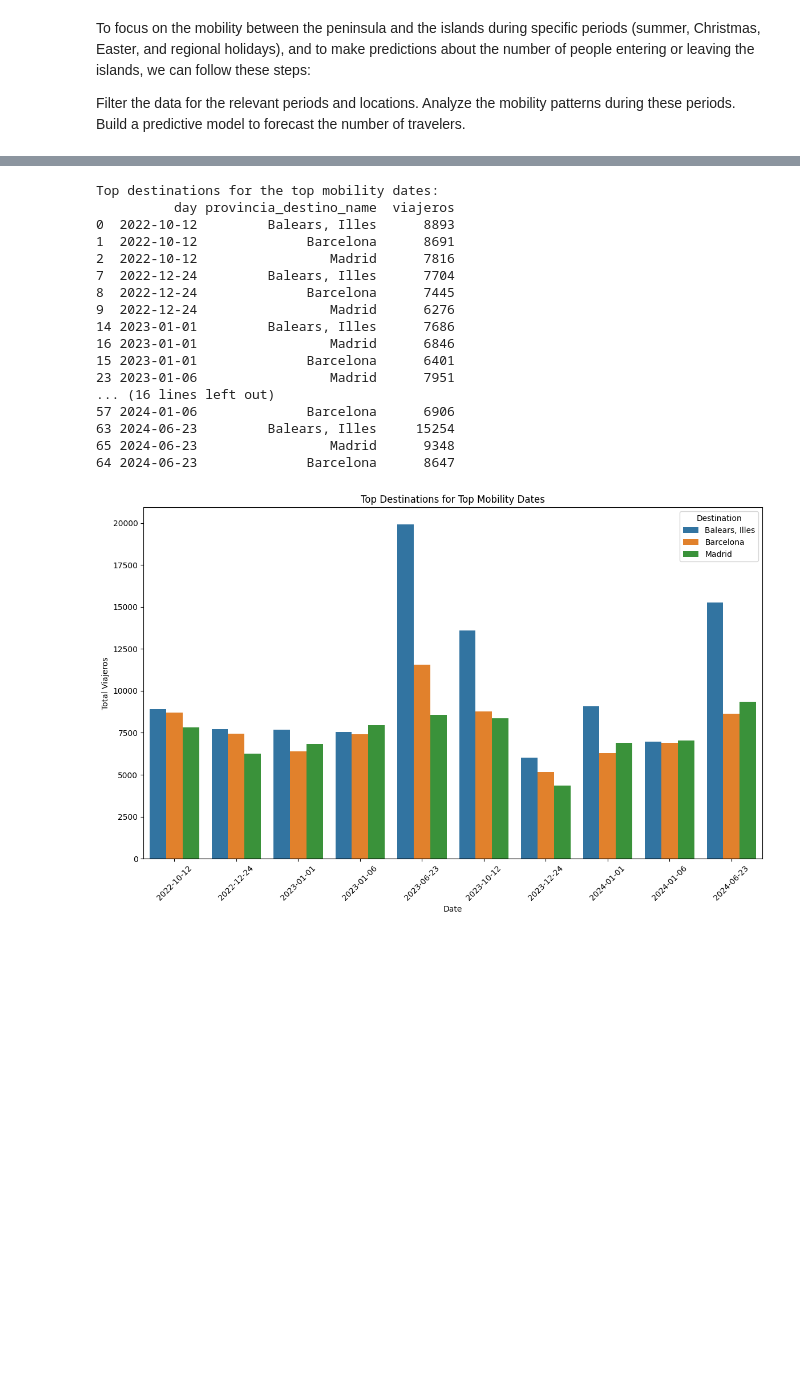
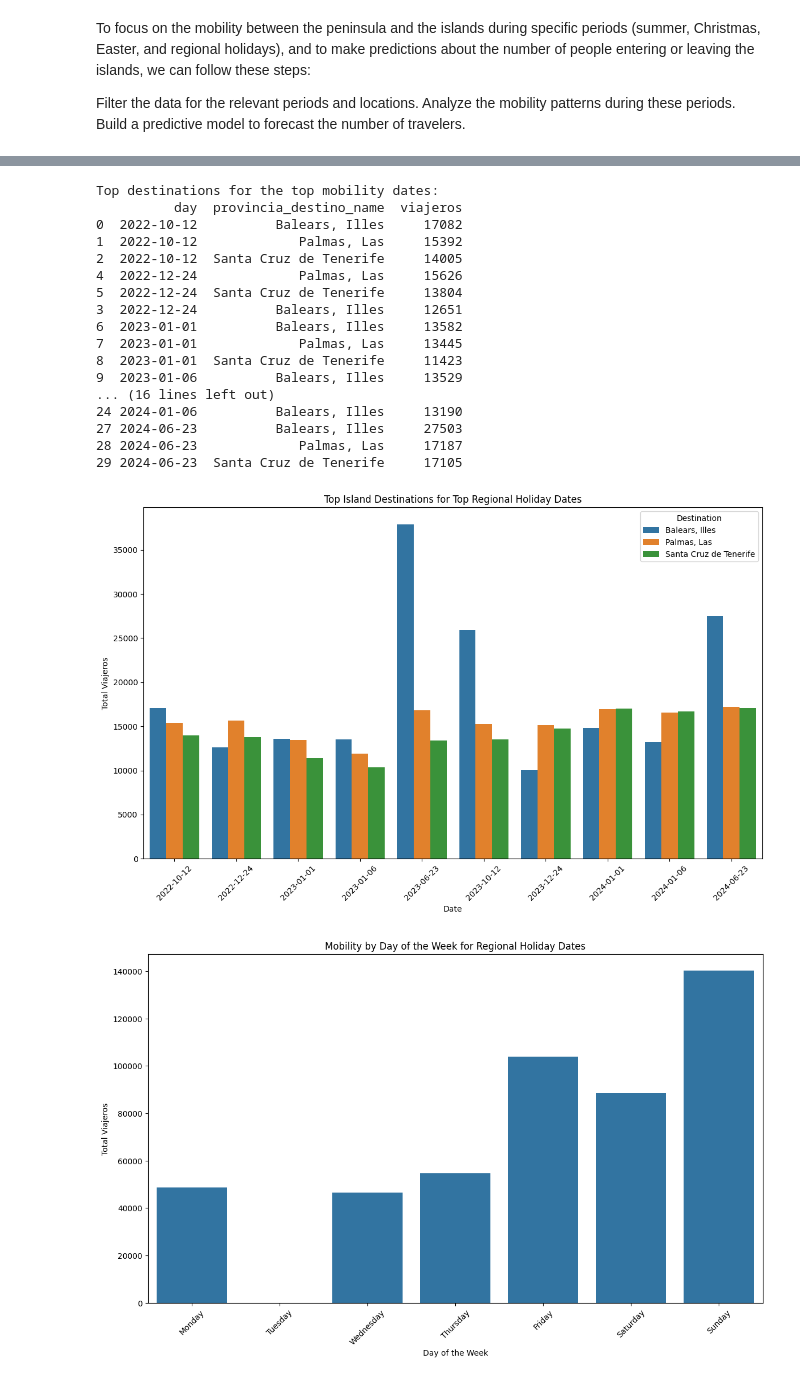
Before and after one commit to pdpau/DataNomads, a Jupyter notebook: code/exploratory_data_analysis.ipynb, the cells around one changed output, grey strips where cells are left out. Drawn from its saved outputs; the diff is of its cells as text; code cells hidden in the pictures; blank space fills up the shorter version.

```diff
--- a/code/exploratory_data_analysis.ipynb
+++ b/code/exploratory_data_analysis.ipynb
@@ -161,12 +161,16 @@ regional_holidays = pd.to_datetime(regional_holidays)
 df_filtered = df_all[df_all['day'].isin(regional_holidays)]
 
 # Define the list of provinces for peninsula and islands based on the unique values printed earlier
-peninsula_provinces = ['Madrid', 'Barcelona', 'Valencia', 'Sevilla', 'Zaragoza']  # Example list of peninsula provinces
+peninsula_provinces = df_all['provincia_origen_name'].unique().tolist()  # All provinces in the peninsula
+
 island_provinces = ['Balears, Illes', 'Palmas, Las', 'Santa Cruz de Tenerife']  # Example list of island provinces
 
 # Filter for mobility between peninsula and islands
-df_filtered = df_filtered[(df_filtered['provincia_origen_name'].isin(peninsula_provinces) & df_filtered['provincia_destino_name'].isin(island_provinces)) |
-                          (df_filtered['provincia_origen_name'].isin(island_provinces) & df_filtered['provincia_destino_name'].isin(peninsula_provinces))]
+#df_filtered = df_filtered[(df_filtered['provincia_origen_name'].isin(peninsula_provinces) & df_filtered['provincia_destino_name'].isin(island_provinces)) |
+#                          (df_filtered['provincia_origen_name'].isin(island_provinces) & df_filtered['provincia_destino_name'].isin(peninsula_provinces))]
+# Filter data to only include trips where the destination is an island province
+df_filtered = df_filtered[df_filtered['provincia_destino_name'].isin(island_provinces)]
+
 
 print("Filtered Data:")
 print(df_filtered.head())
@@ -210,10 +214,41 @@ print(top_destinations_per_date)
 # Plot top destinations for top mobility dates
 plt.figure(figsize=(14, 8))
 sns.barplot(x='day', y='viajeros', hue='provincia_destino_name', data=top_destinations_per_date)
-plt.title('Top Destinations for Top Mobility Dates')
+plt.title('Top Island Destinations for Top Regional Holiday Dates')
 plt.xlabel('Date')
 plt.ylabel('Total Viajeros')
 plt.xticks(rotation=45)
 plt.legend(title='Destination')
 plt.show()
+
+# Analyze patterns in displacement days and origin provinces
+# Group by day of the week to see if there are any patterns
+df_filtered['day_of_week'] = df_filtered['day'].dt.day_name()
+day_of_week_mobility = df_filtered.groupby('day_of_week')['viajeros'].sum().reset_index()
+
+# Plot mobility by day of the week
+plt.figure(figsize=(14, 8))
+sns.barplot(x='day_of_week', y='viajeros', data=day_of_week_mobility, order=['Monday', 'Tuesday', 'Wednesday', 'Thursday', 'Friday', 'Saturday', 'Sunday'])
+plt.title('Mobility by Day of the Week for Regional Holiday Dates')
+plt.xlabel('Day of the Week')
+plt.ylabel('Total Viajeros')
+plt.xticks(rotation=45)
+plt.show()
+
+
+# Group by origin province to see if there are any patterns
+origin_province_mobility = df_filtered.groupby('provincia_origen_name')['viajeros'].sum().reset_index()
+
+#origin_province_mobility_toptravellers = origin_province_mobility.sort_values(by=['viajeros'], ascending=[True, False]).groupby('viajeros').head(3)
+origin_province_mobility_toptravellers = origin_province_mobility.sort_values(by='viajeros', ascending=False).head(30)
+
+print(origin_province_mobility_toptravellers)
+# Plot mobility by origin province
+plt.figure(figsize=(14, 8))
+sns.barplot(x='provincia_origen_name', y='viajeros', data=origin_province_mobility_toptravellers)
+plt.title('Mobility by top 30 Origin Province (to Island Provinces) for Regional Holiday Dates')
+plt.xlabel('Origin Province')
+plt.ylabel('Total Viajeros')
+plt.xticks(rotation=90)
+plt.show()
 # %% [output]
@@ -221,18 +256,19 @@ plt.show()
 Top destinations for the top mobility dates:
-          day provincia_destino_name  viajeros
-0  2022-10-12         Balears, Illes      8893
-1  2022-10-12              Barcelona      8691
-2  2022-10-12                 Madrid      7816
-7  2022-12-24         Balears, Illes      7704
-8  2022-12-24              Barcelona      7445
-9  2022-12-24                 Madrid      6276
-14 2023-01-01         Balears, Illes      7686
-16 2023-01-01                 Madrid      6846
-15 2023-01-01              Barcelona      6401
-23 2023-01-06                 Madrid      7951
+          day  provincia_destino_name  viajeros
+0  2022-10-12          Balears, Illes     17082
+1  2022-10-12             Palmas, Las     15392
+2  2022-10-12  Santa Cruz de Tenerife     14005
+4  2022-12-24             Palmas, Las     15626
+5  2022-12-24  Santa Cruz de Tenerife     13804
+3  2022-12-24          Balears, Illes     12651
+6  2023-01-01          Balears, Illes     13582
+7  2023-01-01             Palmas, Las     13445
+8  2023-01-01  Santa Cruz de Tenerife     11423
+9  2023-01-06          Balears, Illes     13529
 ... (16 lines left out)
-57 2024-01-06              Barcelona      6906
-63 2024-06-23         Balears, Illes     15254
-65 2024-06-23                 Madrid      9348
-64 2024-06-23              Barcelona      8647
+24 2024-01-06          Balears, Illes     13190
+27 2024-06-23          Balears, Illes     27503
+28 2024-06-23             Palmas, Las     17187
+29 2024-06-23  Santa Cruz de Tenerife     17105
-[figure, old version]
+[figure, new version]
+[figure, added]
```
Also changed, not shown: parts of 2 cells of this notebook.
